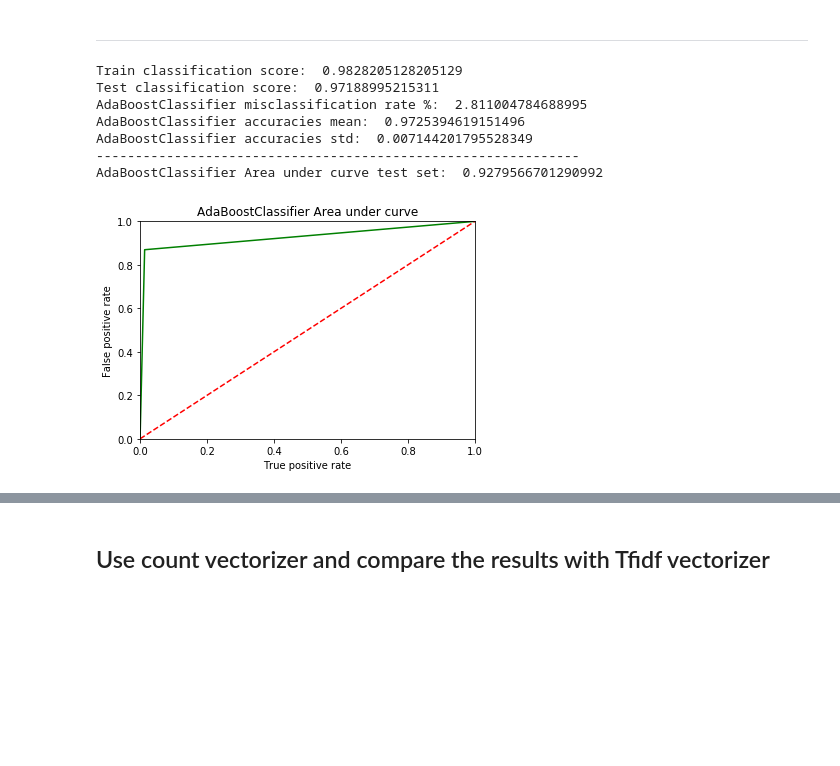
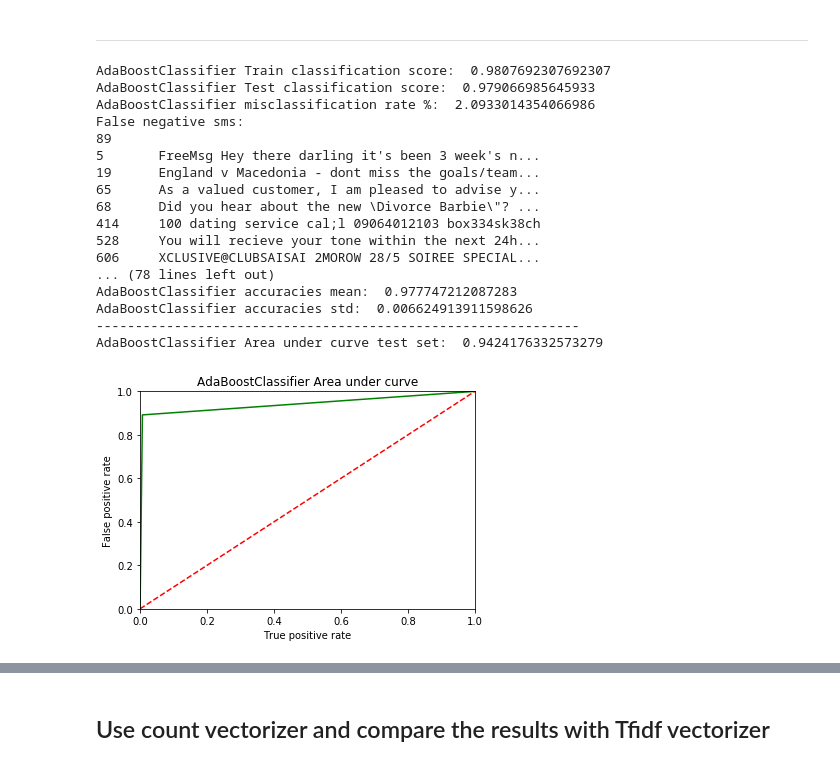
Before and after one commit to tahamohkawy/nlp, a Jupyter notebook: sms spam detector/sms spam detector.ipynb, the cells around one changed output, grey strips where cells are left out. Drawn from its saved outputs; the diff is of its cells as text; code cells hidden in the pictures; blank space fills up the shorter version.

```diff
--- a/sms spam detector/sms spam detector.ipynb
+++ b/sms spam detector/sms spam detector.ipynb
@@ -122,16 +120,34 @@ print('Navie bayes Test classification score: ',classifier.score(X_test, y_test)
 
 #Predict
 y_pred = classifier.predict(X_test)
-y_pred
+print('y_pred: ',y_pred)
 
 #Metrics
 #Confusion matrix
 from sklearn.metrics import confusion_matrix
 cm = confusion_matrix(y_test, y_pred)
-cm
+print('cm: ', cm)
 
 misclassification_rate = (cm[1,0] + cm[0,1]) / len(y_pred) * 100
 print('Navie bayes misclassification_rate %: ',misclassification_rate)
+
+
+data['NB predict'] = classifier.predict(X) #predict all data
+
+#False negative (SMS that is spam but the model thought it was not)
+fn_sms = data[ (data['NB predict'] == 0) & (data['label'] == 1)]['v2']
+print('False negative sms: ')
+print(fn_sms)
+#We might need to add more features to increase the accuracy
+
+print('-------------------------------------------------------------')
+
+
+#False positive (SMS that is not spam but the model thought it was)
+fp_sms = data[ (data['NB predict'] == 1) & (data['label'] == 0)]['v2']
+print('False positive sms: ')
+print(fp_sms)
+#No false positives
 
 
 #Cross validation
@@ -152,9 +168,9 @@ from sklearn.metrics import roc_curve, auc
 fpr, tpr, threshold = roc_curve(y_test, y_pred)
 area = auc(fpr, tpr)
 
-print('Navie bayes Area under curve: ', area)
+print('Navie bayes Area under the curve: ', area)
 
-plt.plot(fpr, tpr, label='Area under curve for test set')
+plt.plot(fpr, tpr, label='Test set predictions')
 
 #plot the random classifier with equal opportunity
 plt.plot([0,1],[0,1], 'k', color='red',linestyle='--', label='Random classifier')
@@ -162,7 +178,7 @@ plt.xlim([0.0, 1.0])
 plt.ylim([0.0, 1.0])
 plt.xlabel('False positive rate')
 plt.ylabel('True positive rate')
-plt.title('Navie bayes Area Under Curve')
+plt.title('Navie bayes Area Under the Curve')
 plt.legend(loc='lower right')
 plt.show()
 # %% [output]
@@ -199,44 +225,71 @@ misclassification_rate = (cm[1,0] + cm[0,1]) / len(y_pred) * 100
 
 print('AdaBoostClassifier misclassification rate %: ', misclassification_rate)
 
+
+data['AdaBoost predict'] = classifier.predict(X) #predict all data
+
+#False negative (SMS that is spam but the model thought it was not)
+fn_sms = data[ (data['AdaBoost predict'] == 0) & (data['label'] == 1)]['v2']
+print('False negative sms: ')
+print(fn_sms.size)
+print(fn_sms)
+#we have much less false positivies than Naive bayes, We might need to add more features to increase the accuracy though
+
+print('-------------------------------------------------------------')
+
+#False positive (SMS that is not spam but the model thought it was)
+fp_sms = data[ (data['AdaBoost predict'] == 1) & (data['label'] == 0)]['v2']
+print('False positive sms: ')
+print(fp_sms)
+#we have false positives, might need to add more features to increase accuracy
 
 #Cross validation
 from sklearn.model_selection import cross_val_score, KFold
 cv = KFold(n_splits=10, shuffle=True)
 accuracies = cross_val_score(classifier, X, y, scoring='accuracy', cv=cv)
 print('AdaBoostClassifier accuracies mean: ', accuracies.mean())
 print('AdaBoostClassifier accuracies std: ', accuracies.std())
 
 
 print('--------------------------------------------------------------')
 
 
 #ROC and AUC
 fpr, tpr, threshold = roc_curve(y_test, y_pred)
 area = auc(fpr, tpr)
 
 print('AdaBoostClassifier Area under curve test set: ', area)
 
 plt.plot(fpr, tpr, color='green')
 
 #Plot random classifier (equal probability)
 plt.plot([0,1],[0,1], 'k', color='red', linestyle='--')
 plt.xlim([0 , 1])
 plt.ylim([0, 1])
 plt.xlabel('True positive rate')
 plt.ylabel('False positive rate')
 plt.title('AdaBoostClassifier Area under curve')
 
 plt.show()
 # %% [output]
-Train classification score:  0.9828205128205129
-Test classification score:  0.97188995215311
-AdaBoostClassifier misclassification rate %:  2.811004784688995
-AdaBoostClassifier accuracies mean:  0.9725394619151496
-AdaBoostClassifier accuracies std:  0.007144201795528349
+AdaBoostClassifier Train classification score:  0.9807692307692307
+AdaBoostClassifier Test classification score:  0.979066985645933
+AdaBoostClassifier misclassification rate %:  2.0933014354066986
+False negative sms:
+89
+5       FreeMsg Hey there darling it's been 3 week's n...
+19      England v Macedonia - dont miss the goals/team...
+65      As a valued customer, I am pleased to advise y...
+68      Did you hear about the new \Divorce Barbie\"? ...
+414     100 dating service cal;l 09064012103 box334sk38ch
+528     You will recieve your tone within the next 24h...
+606     XCLUSIVE@CLUBSAISAI 2MOROW 28/5 SOIREE SPECIAL...
+... (78 lines left out)
+AdaBoostClassifier accuracies mean:  0.977747212087283
+AdaBoostClassifier accuracies std:  0.006624913911598626
 --------------------------------------------------------------
-AdaBoostClassifier Area under curve test set:  0.9279566701290992
+AdaBoostClassifier Area under curve test set:  0.9424176332573279
-[figure, old version]
+[figure, new version]
 # %%
 #Decision tree classifier
 from sklearn.tree import DecisionTreeClassifier
```
Also changed, not shown: parts of 14 cells of this notebook.
